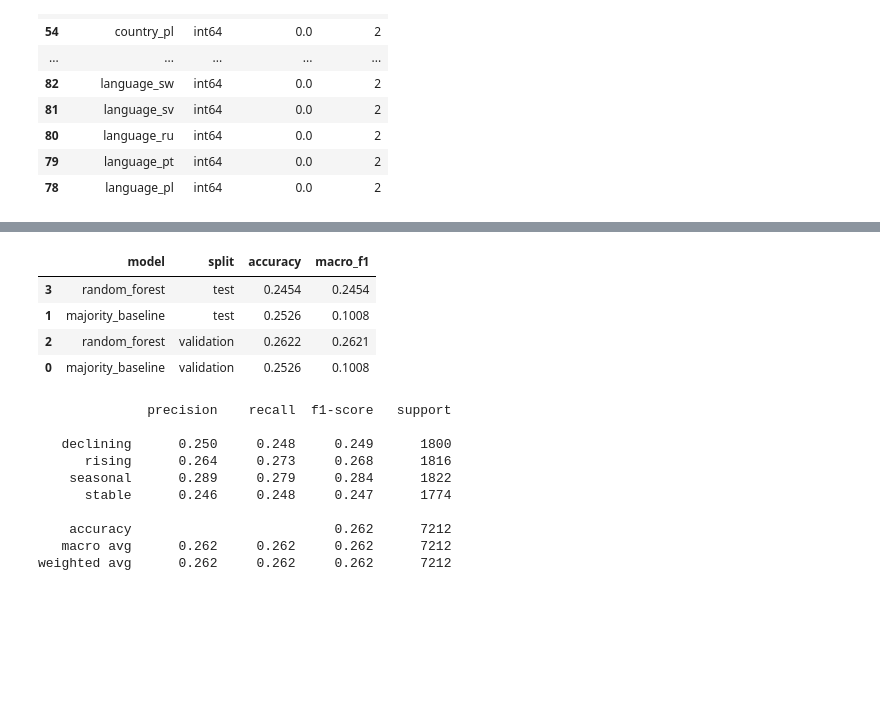
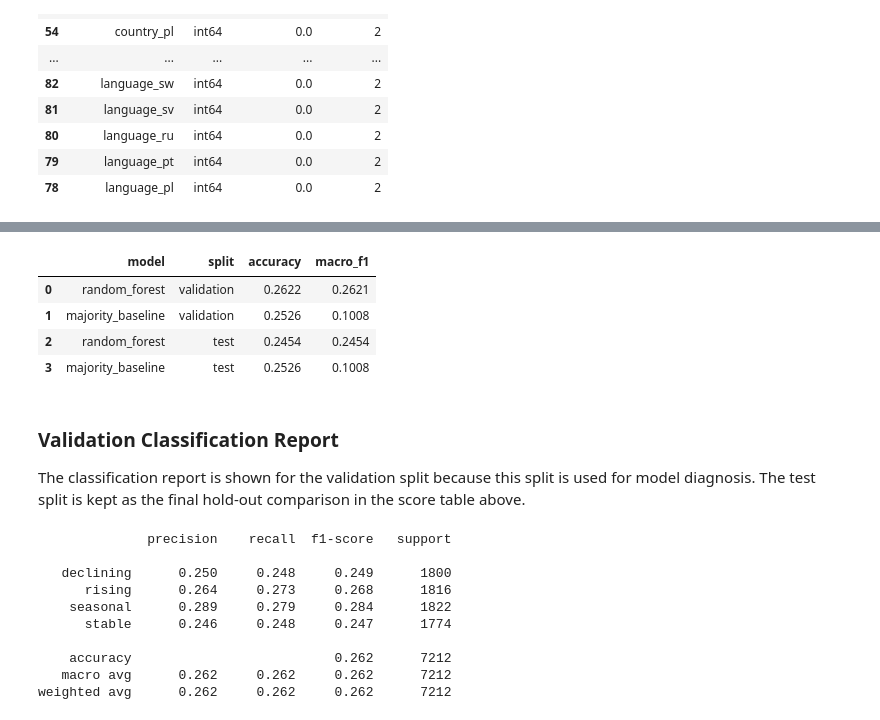
Before and after one commit to vivalavidax123/IML_A2, a Jupyter notebook: notebooks/rq1_influential_factors.ipynb, the cells around one changed output, grey strips where cells are left out. Saved outputs shown, nothing was run; the diff lists cells and outputs as text; code cells hidden in the pictures; blank space fills up the shorter version.

```diff
--- a/notebooks/rq1_influential_factors.ipynb
+++ b/notebooks/rq1_influential_factors.ipynb
@@ -94,38 +96,52 @@ baseline.fit(X_train, y_train)
 
 rf = RandomForestClassifier(
     n_estimators=50,
     min_samples_leaf=5,
     class_weight="balanced_subsample",
     n_jobs=-1,
     random_state=42,
 )
 rf.fit(X_train, y_train)
 
 rows = []
 for model_name, model in [
     ("majority_baseline", baseline),
     ("random_forest", rf),
 ]:
     for split_name, X_part, y_part in [
         ("validation", X_val, y_val),
         ("test", X_test, y_test),
     ]:
         y_pred = model.predict(X_part)
         rows.append({
             "model": model_name,
             "split": split_name,
             "accuracy": accuracy_score(y_part, y_pred),
             "macro_f1": f1_score(y_part, y_pred, average="macro"),
         })
 
-model_scores = pd.DataFrame(rows).sort_values(["split", "macro_f1"], ascending=[True, False])
+model_scores = pd.DataFrame(rows)
+model_scores["split"] = pd.Categorical(
+    model_scores["split"],
+    categories=["validation", "test"],
+    ordered=True,
+)
+model_scores = model_scores.sort_values(
+    ["split", "macro_f1"],
+    ascending=[True, False],
+).reset_index(drop=True)
+
 display(model_scores.round(4))
 # %% [output]
 |  | model | split | accuracy | macro_f1 |
-| 3 | random_forest | test | 0.2454 | 0.2454 |
-| 1 | majority_baseline | test | 0.2526 | 0.1008 |
-| 2 | random_forest | validation | 0.2622 | 0.2621 |
-| 0 | majority_baseline | validation | 0.2526 | 0.1008 |
+| 0 | random_forest | validation | 0.2622 | 0.2621 |
+| 1 | majority_baseline | validation | 0.2526 | 0.1008 |
+| 2 | random_forest | test | 0.2454 | 0.2454 |
+| 3 | majority_baseline | test | 0.2526 | 0.1008 |
+# %% [markdown]
+### Validation Classification Report
+
+The classification report is shown for the validation split because this split is used for model diagnosis. The test split is kept as the final hold-out comparison in the score table above.
 # %%
 y_val_pred = rf.predict(X_val)
 
```
Also changed, not shown: parts of 11 cells of this notebook.
